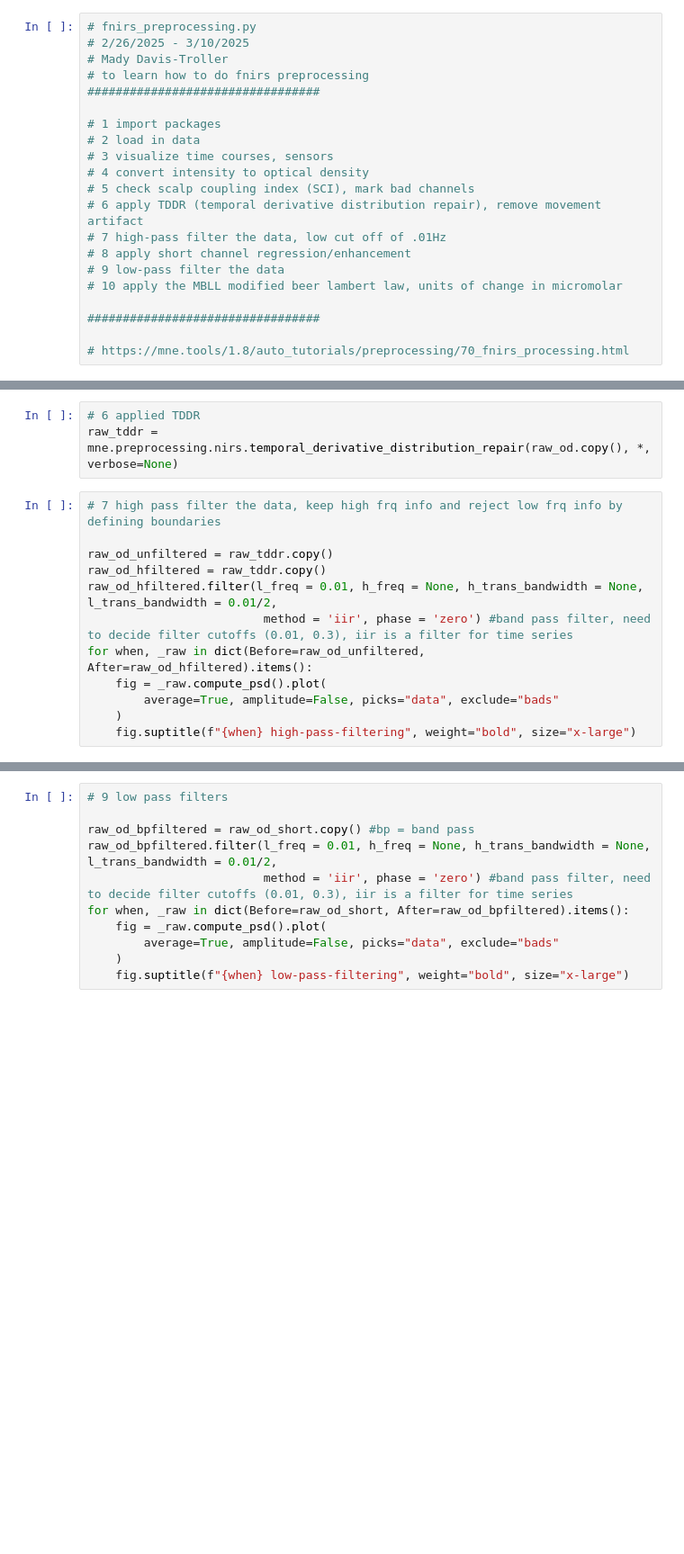
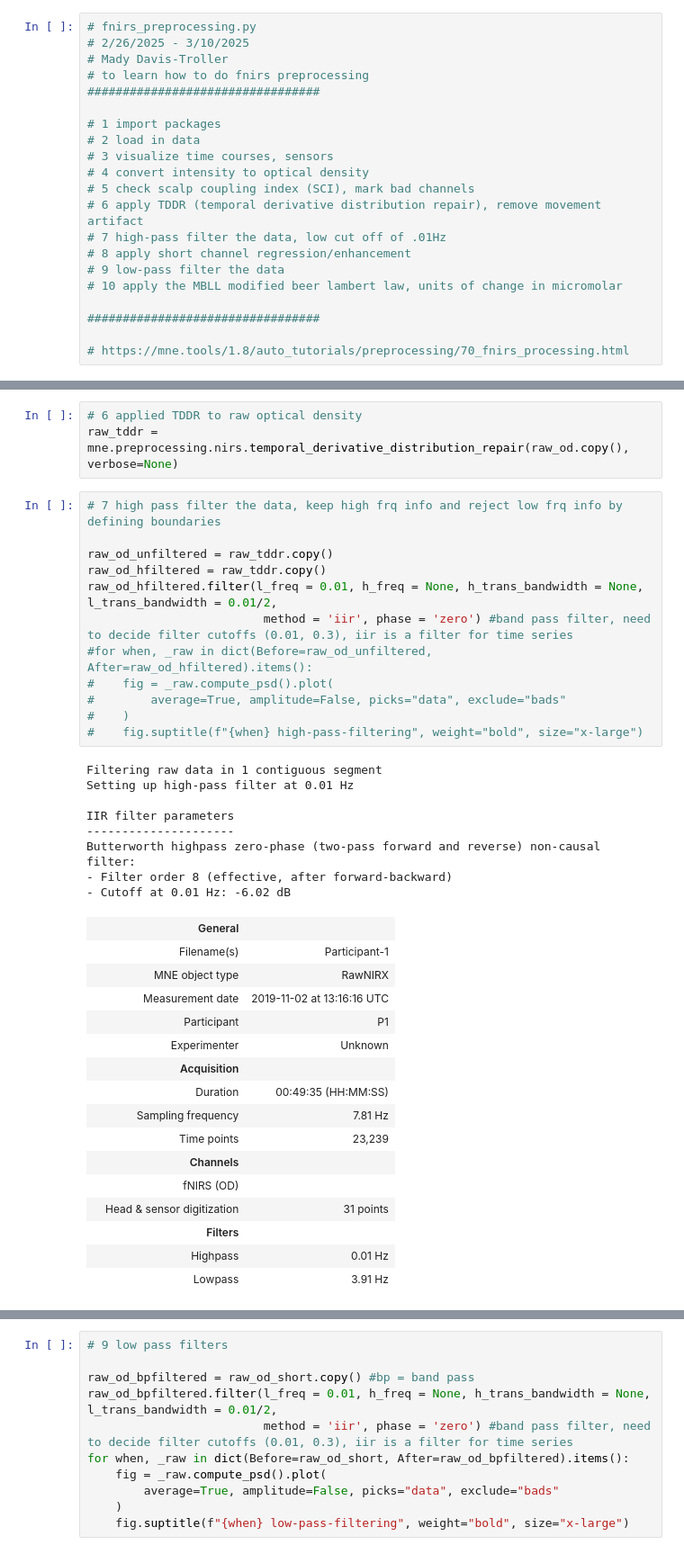
Before and after one commit to mdavistr-cmu/fnirs, a Jupyter notebook: fnris_preprocessing.ipynb, the cells around one changed output, grey strips where cells are left out. Shown at 90% size. Drawn from its saved outputs; the diff is of its cells as text; blank space fills up the shorter version.

```diff
--- a/fnris_preprocessing.ipynb
+++ b/fnris_preprocessing.ipynb
@@ -119,18 +125,43 @@ raw_od.info["bads"] = list(compress(raw_od.ch_names, sci < 0.5)) # will set thre
 # %%
-# 6 applied TDDR
-raw_tddr = mne.preprocessing.nirs.temporal_derivative_distribution_repair(raw_od.copy(), *, verbose=None)
+# 6 applied TDDR to raw optical density
+raw_tddr = mne.preprocessing.nirs.temporal_derivative_distribution_repair(raw_od.copy(), verbose=None)
 # %%
 # 7 high pass filter the data, keep high frq info and reject low frq info by defining boundaries
 
 raw_od_unfiltered = raw_tddr.copy()
 raw_od_hfiltered = raw_tddr.copy()
 raw_od_hfiltered.filter(l_freq = 0.01, h_freq = None, h_trans_bandwidth = None, l_trans_bandwidth = 0.01/2,
                          method = 'iir', phase = 'zero') #band pass filter, need to decide filter cutoffs (0.01, 0.3), iir is a filter for time series
-for when, _raw in dict(Before=raw_od_unfiltered, After=raw_od_hfiltered).items():
-    fig = _raw.compute_psd().plot(
-        average=True, amplitude=False, picks="data", exclude="bads"
-    )
-    fig.suptitle(f"{when} high-pass-filtering", weight="bold", size="x-large")
+#for when, _raw in dict(Before=raw_od_unfiltered, After=raw_od_hfiltered).items():
+#    fig = _raw.compute_psd().plot(
+#        average=True, amplitude=False, picks="data", exclude="bads"
+#    )
+#    fig.suptitle(f"{when} high-pass-filtering", weight="bold", size="x-large")
+# %% [output]
+Filtering raw data in 1 contiguous segment
+Setting up high-pass filter at 0.01 Hz
+
+IIR filter parameters
+---------------------
+Butterworth highpass zero-phase (two-pass forward and reverse) non-causal filter:
+- Filter order 8 (effective, after forward-backward)
+- Cutoff at 0.01 Hz: -6.02 dB
+|  | General |  |
+|  | Filename(s) | Participant-1 |
+|  | MNE object type | RawNIRX |
+|  | Measurement date | 2019-11-02 at 13:16:16 UTC |
+|  | Participant | P1 |
+|  | Experimenter | Unknown |
+|  | Acquisition |  |
+|  | Duration | 00:49:35 (HH:MM:SS) |
+|  | Sampling frequency | 7.81 Hz |
+|  | Time points | 23,239 |
+|  | Channels |  |
+|  | fNIRS (OD) |  |
+|  | Head & sensor digitization | 31 points |
+|  | Filters |  |
+|  | Highpass | 0.01 Hz |
+|  | Lowpass | 3.91 Hz |
 # %%
 # 8 short channel regression
 
```
Also changed, not shown: parts of 9 cells of this notebook.
